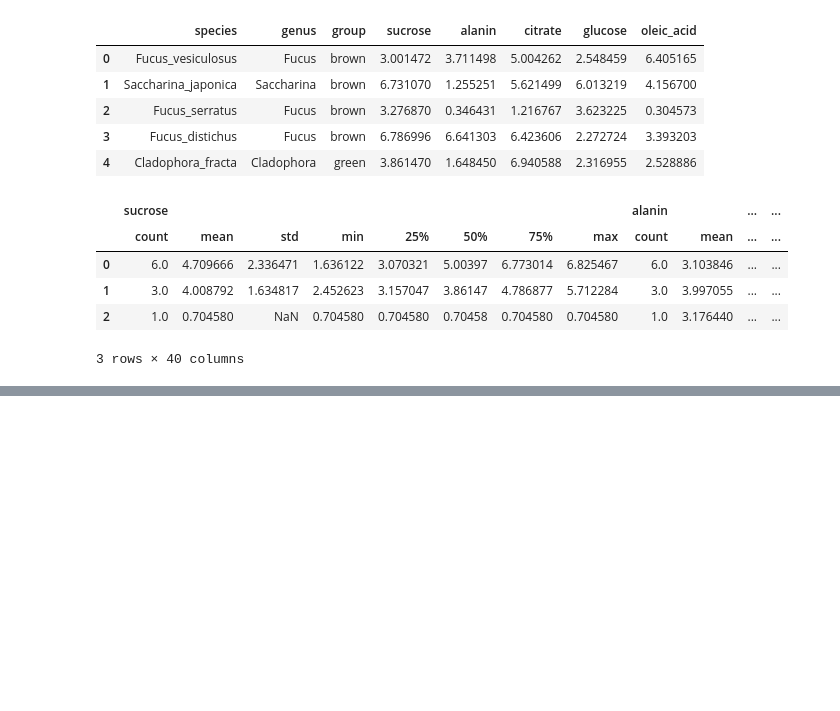
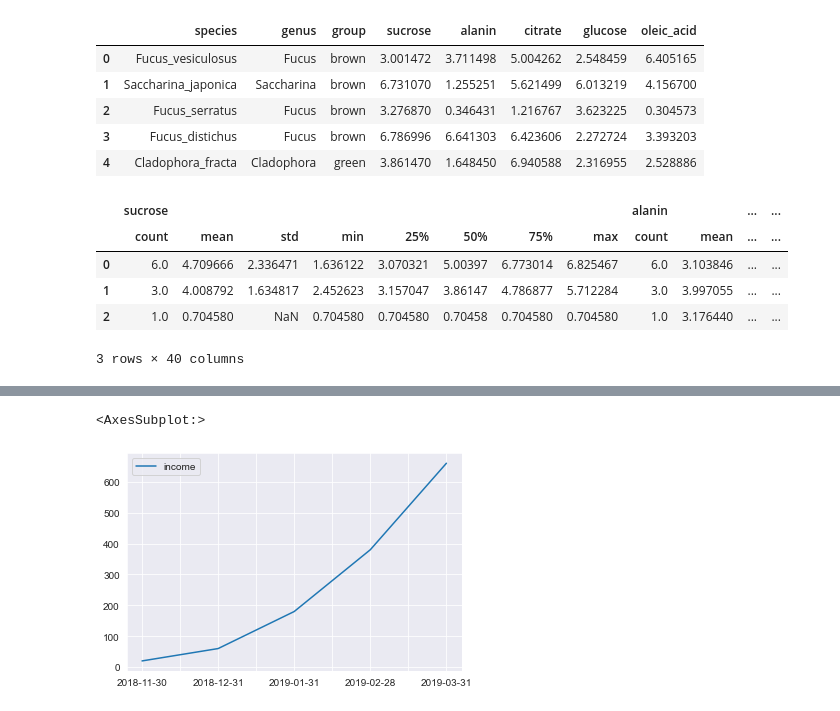
Before and after one commit to DmytryM/Django_NuxtJS, a Jupyter notebook: Django_NuxtJS/data analytics/hw1.ipynb, the cells around one changed output, grey strips where cells are left out. Saved outputs shown, nothing was run; the diff lists cells and outputs as text; code cells hidden in the pictures; blank space fills up the shorter version.

```diff
--- a/Django_NuxtJS/data analytics/hw1.ipynb
+++ b/Django_NuxtJS/data analytics/hw1.ipynb
@@ -108,0 +132,5 @@ colors
+# %%
+df.plot(kind='line')
+# %% [output]
+<AxesSubplot:>
+[figure, added]
```
Also changed, not shown: parts of 5 cells of this notebook, 3 other files.
